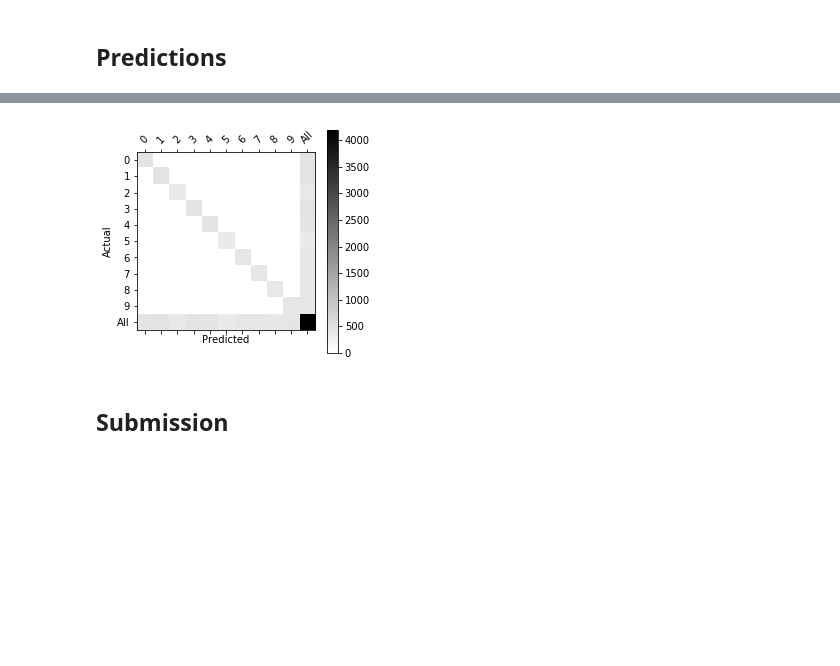
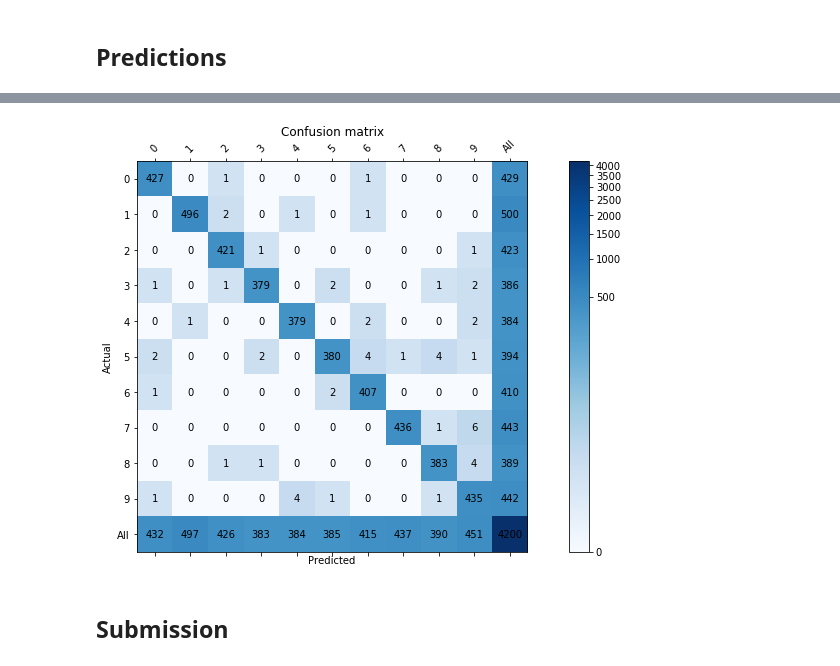
Before and after one commit to danylokos/kg-digit-rec, a Jupyter notebook: kg-digit-rec.ipynb, the cells around one changed output, grey strips where cells are left out. Drawn from its saved outputs; the diff is of its cells as text; code cells hidden in the pictures; blank space fills up the shorter version.

```diff
--- a/kg-digit-rec.ipynb
+++ b/kg-digit-rec.ipynb
@@ -14,13 +20,15 @@ train.shape
 # %% [output]
 (42000, 785)
 # %%
+train = shuffle(train)
+
 X = train.iloc[:, 1:]
 Y = train.iloc[:, 0]
 Y_oh = pd.get_dummies(Y)
 
 input_len = X.shape[1]
 
-test_size = 0.025
+test_size = 0.1
 X_train, X_test = train_test_split(X, test_size=test_size, shuffle=False)
 Y_train, Y_test = train_test_split(Y, test_size=test_size, shuffle=False)
 Y_train_oh, Y_test_oh = train_test_split(Y_oh, test_size=test_size, shuffle=False)
@@ -33,5 +41,12 @@ X_test = X_test.values
 Y_test = Y_test.values
 Y_test_oh = Y_test_oh.values
 
-print('train: ' + len(X_train))
-print('test: ' + len(X_test))
+print('train/test: %d/%d' % (len(X_train), len(X_test)))
+
+# reshape
+
+X_train_len = len(X_train)
+X_train = X_train.reshape((X_train_len, 28, 28, 1))
+
+X_test_len = len(X_test)
+X_test = X_test.reshape((X_test_len, 28, 28, 1))
@@ -98,5 +109,5 @@ _________________________________________________________________
 # %%
 model.compile(loss='categorical_crossentropy', optimizer='adam', metrics=['accuracy'])
 # %%
-model.fit(X_train, Y_train_oh, epochs=25, batch_size=64, shuffle=True)
+model.fit(X_train, Y_train_oh, epochs=20, batch_size=64, shuffle=True)
 # %% [output]
@@ -161,21 +173,7 @@ for idx in err_idx:
-# %%
-def plot_confusion_matrix(y_actu, y_pred, title='Confusion matrix', cmap=plt.cm.gray):
-
-    df_confusion = pd.crosstab(y_actu, y_pred.reshape(y_pred.shape[0],), rownames=['Actual'], colnames=['Predicted'], margins=True)
-
-    df_conf_norm = df_confusion / df_confusion.sum(axis=1)
-
-    plt.matshow(df_confusion, cmap=cmap) # imshow
-    plt.colorbar()
-    tick_marks = np.arange(len(df_confusion.columns))
-    plt.xticks(tick_marks, df_confusion.columns, rotation=45)
-    plt.yticks(tick_marks, df_confusion.index)
-    plt.ylabel(df_confusion.index.name)
-    plt.xlabel(df_confusion.columns.name)
 # %%
-plot_confusion_matrix(Y_test, Y_pred)
+plot_confusion_matrix(Y_test, Y_pred, norm=False)
 # %% [output]
-[figure, old version]
+[figure, new version]
 # %% [markdown]
 ## Submission
 # %%
```
Also changed, not shown: parts of 16 cells of this notebook, 1 other file.
